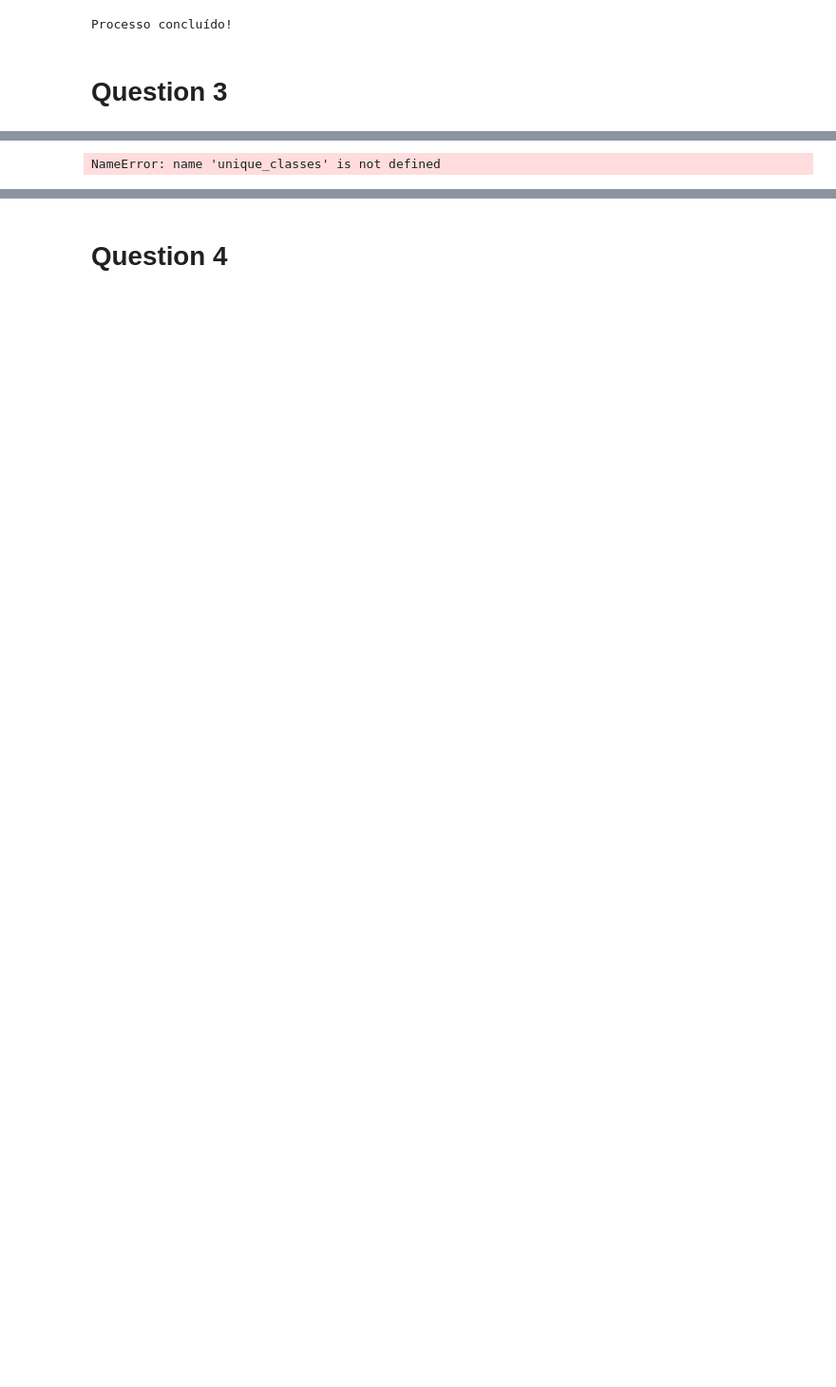
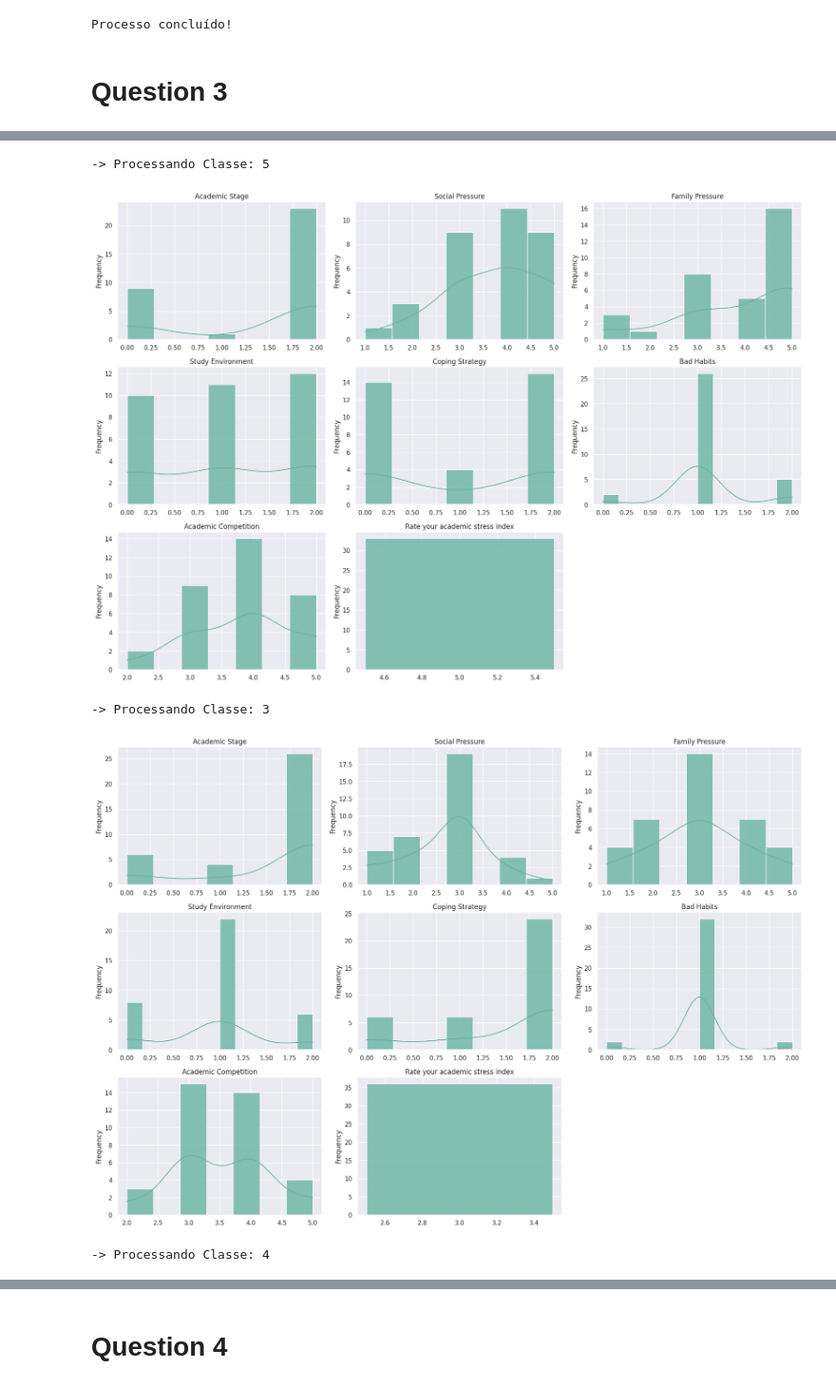
Before and after one commit to Felipecordeiiro/ICA, a Jupyter notebook: hw1/main.ipynb, the cells around one changed output, grey strips where cells are left out. Shown at 95% size. Cells and saved outputs as stored; diff of their text form; code cells hidden in the pictures; blank space fills up the shorter version.

```diff
--- a/hw1/main.ipynb
+++ b/hw1/main.ipynb
@@ -371,29 +381,46 @@ Processo concluído!
 # %%
-estatisticas = []
-covariancias = {}
-correlacoes = {}
+classes = df[target_column].unique()
 
-# Loop por classe
-for l in unique_classes:
-    subset = df[df[target_column] == l]  # N_l observações
-    for d in numerical_columns:
-        valores = subset[d].dropna()
-        mu = valores.mean()
-        sigma = valores.std()
-        gamma = skew(valores)
-        subset = df[df[target_column] == l][numerical_columns]
-        estatisticas.append({
-            'classe': l,
-            'variável': d,
-            'μ_d|l': mu,
-            'σ_d|l': sigma,
-            'γ_d|l': gamma,
-        })
+for classe in classes:
 
-        covariancias[l] = subset.cov()
-        correlacoes[l] = subset.corr()
+    print(f"-> Processando Classe: {classe}")
+    subset = df[df[target_column] == classe]
+    # Cria a figura e a grade de subplots vazia
+    fig, axes = plt.subplots(num_rows, num_cols, figsize=(18, num_rows * 4.5))
+    axes = axes.flatten()
 
-estat_df = pd.DataFrame(estatisticas)
-print(estat_df)
+    plot_index = 0
+    alpha_value = 0.8
+
+    for col in all_columns:
+        ax = axes[plot_index]
+        sns.histplot(data=subset,
+                        x=col,
+                        ax=ax,
+                        color='#69b3a2',
+                        kde=True,
+                        alpha=alpha_value)
+        ax.set_title(col)
+        ax.set_ylabel("Frequency")
+        ax.set_xlabel('')
+        plot_index += 1
+
+    for i in range(plot_index, len(axes)):
+        axes[i].set_visible(False)
+
+    # Adiciona um título geral para toda a figura
+    #fig.suptitle(f'Analyze for "{classe}" of academic stress index', fontsize=22)
+
+    # Ajusta o espaçamento para evitar que os títulos e rótulos se sobreponham
+    fig.tight_layout(rect=[0, 0.03, 1, 0.96])
+
+    plt.savefig(f"question_3_hist_class_{classe}.png")
+    plt.show()
+
+print("\nProcesso concluído! Todas as figuras foram salvas.")
 # %% [output]
-NameError: name 'unique_classes' is not defined
+-> Processando Classe: 5
+[figure, added]
+-> Processando Classe: 3
+[figure, added]
+-> Processando Classe: 4
```
Also changed, not shown: parts of 17 cells of this notebook, 17 other files.
